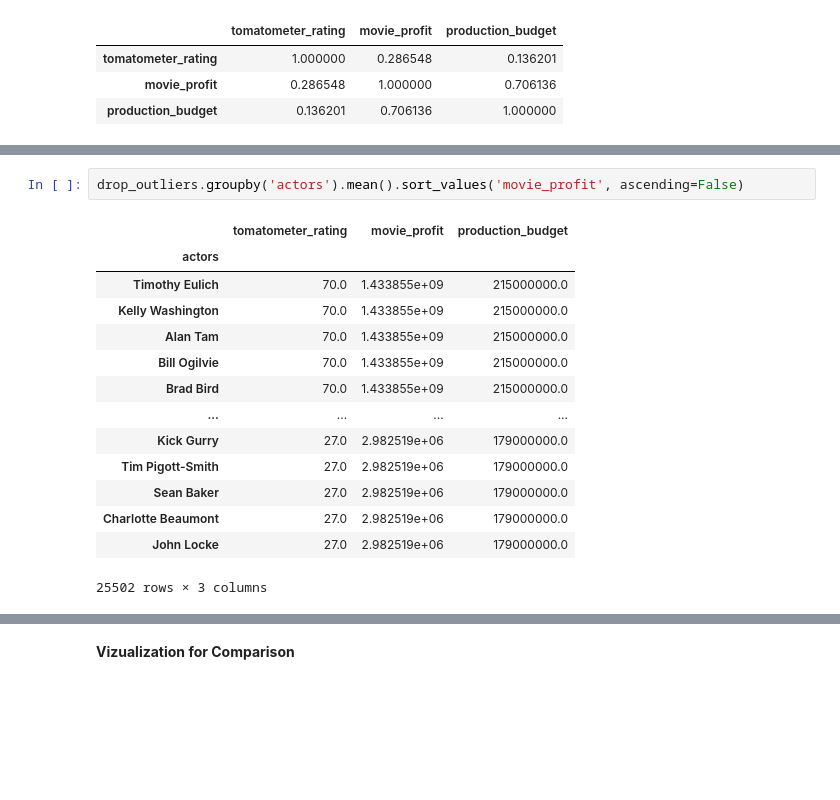
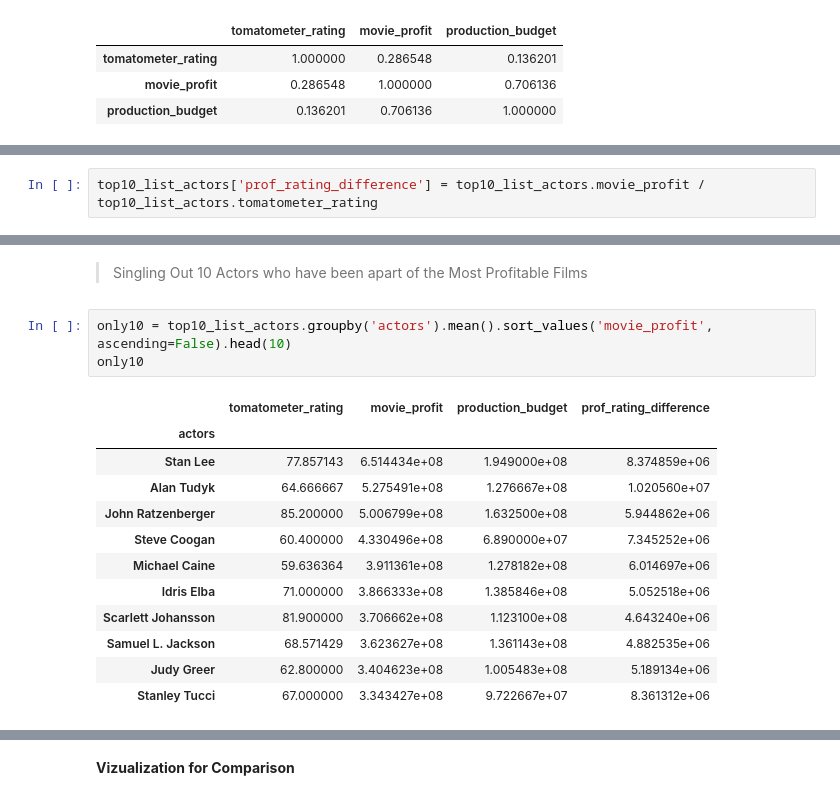
Before and after one commit to jchandleroneal/microsoft-movie-analysis, a Jupyter notebook: movie_analysis.ipynb, the cells around one changed output, grey strips where cells are left out. Cells and saved outputs as stored; diff of their text form; blank space fills up the shorter version.

```diff
--- a/movie_analysis.ipynb
+++ b/movie_analysis.ipynb
@@ -573,0 +523,2 @@ Name: movie_profit, Length: 748, dtype: int64
+# %%
+top10_list_actors['prof_rating_difference'] = top10_list_actors.movie_profit / top10_list_actors.tomatometer_rating
@@ -574,17 +547,18 @@ Name: movie_profit, Length: 748, dtype: int64
+# %% [markdown]
+> Singling Out 10 Actors who have been apart of the Most Profitable Films
 # %%
-drop_outliers.groupby('actors').mean().sort_values('movie_profit', ascending=False)
+only10 = top10_list_actors.groupby('actors').mean().sort_values('movie_profit', ascending=False).head(10)
+only10
 # %% [output]
-|  | tomatometer_rating | movie_profit | production_budget |
-| actors |  |  |  |
-| Timothy Eulich | 70.0 | 1.433855e+09 | 215000000.0 |
-| Kelly Washington | 70.0 | 1.433855e+09 | 215000000.0 |
-| Alan Tam | 70.0 | 1.433855e+09 | 215000000.0 |
-| Bill Ogilvie | 70.0 | 1.433855e+09 | 215000000.0 |
-| Brad Bird | 70.0 | 1.433855e+09 | 215000000.0 |
-| ... | ... | ... | ... |
-| Kick Gurry | 27.0 | 2.982519e+06 | 179000000.0 |
-| Tim Pigott-Smith | 27.0 | 2.982519e+06 | 179000000.0 |
-| Sean Baker | 27.0 | 2.982519e+06 | 179000000.0 |
-| Charlotte Beaumont | 27.0 | 2.982519e+06 | 179000000.0 |
-| John Locke | 27.0 | 2.982519e+06 | 179000000.0 |
+|  | tomatometer_rating | movie_profit | production_budget | prof_rating_difference |
+| actors |  |  |  |  |
+| Stan Lee | 77.857143 | 6.514434e+08 | 1.949000e+08 | 8.374859e+06 |
+| Alan Tudyk | 64.666667 | 5.275491e+08 | 1.276667e+08 | 1.020560e+07 |
+| John Ratzenberger | 85.200000 | 5.006799e+08 | 1.632500e+08 | 5.944862e+06 |
+| Steve Coogan | 60.400000 | 4.330496e+08 | 6.890000e+07 | 7.345252e+06 |
+| Michael Caine | 59.636364 | 3.911361e+08 | 1.278182e+08 | 6.014697e+06 |
+| Idris Elba | 71.000000 | 3.866333e+08 | 1.385846e+08 | 5.052518e+06 |
+| Scarlett Johansson | 81.900000 | 3.706662e+08 | 1.123100e+08 | 4.643240e+06 |
+| Samuel L. Jackson | 68.571429 | 3.623627e+08 | 1.361143e+08 | 4.882535e+06 |
+| Judy Greer | 62.800000 | 3.404623e+08 | 1.005483e+08 | 5.189134e+06 |
+| Stanley Tucci | 67.000000 | 3.343427e+08 | 9.722667e+07 | 8.361312e+06 |
-25502 rows × 3 columns
```
Also changed, not shown: parts of 10 cells of this notebook.
